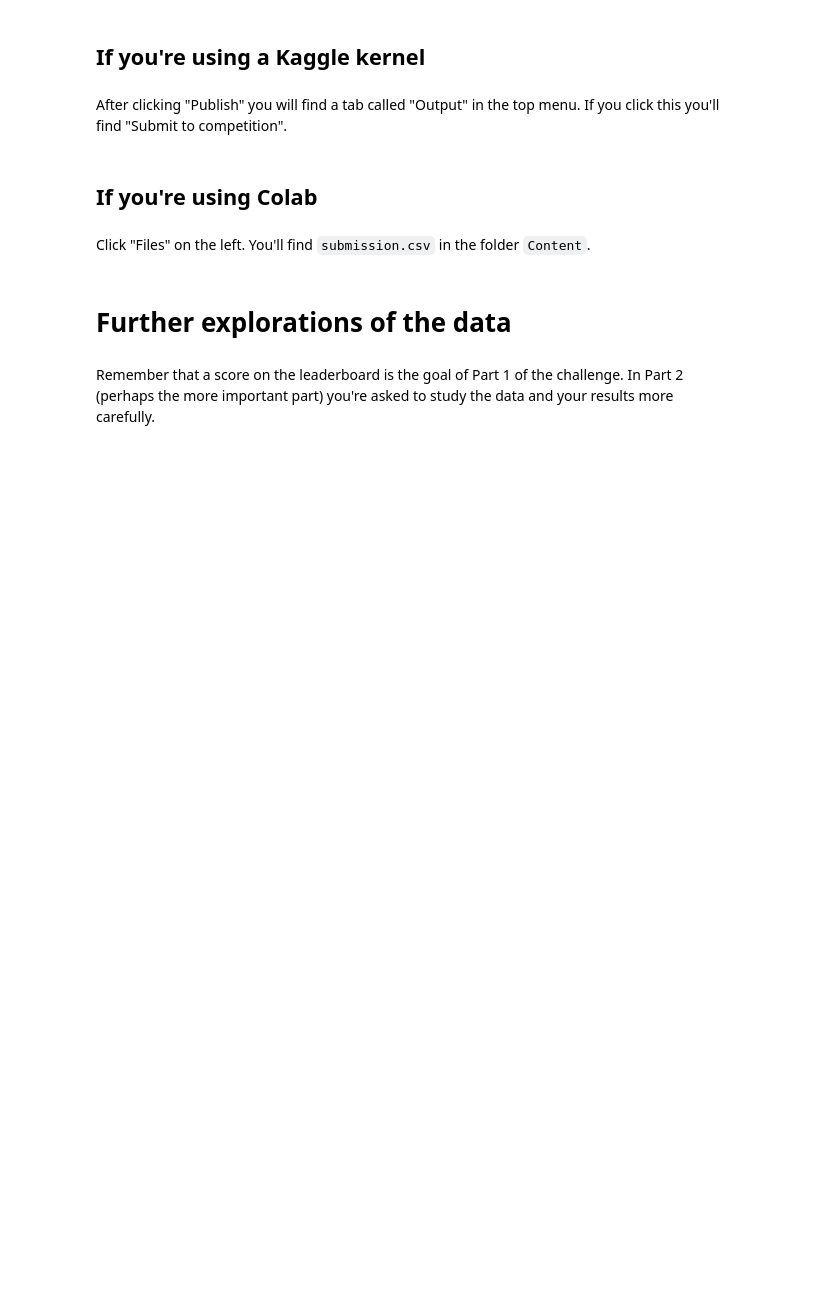
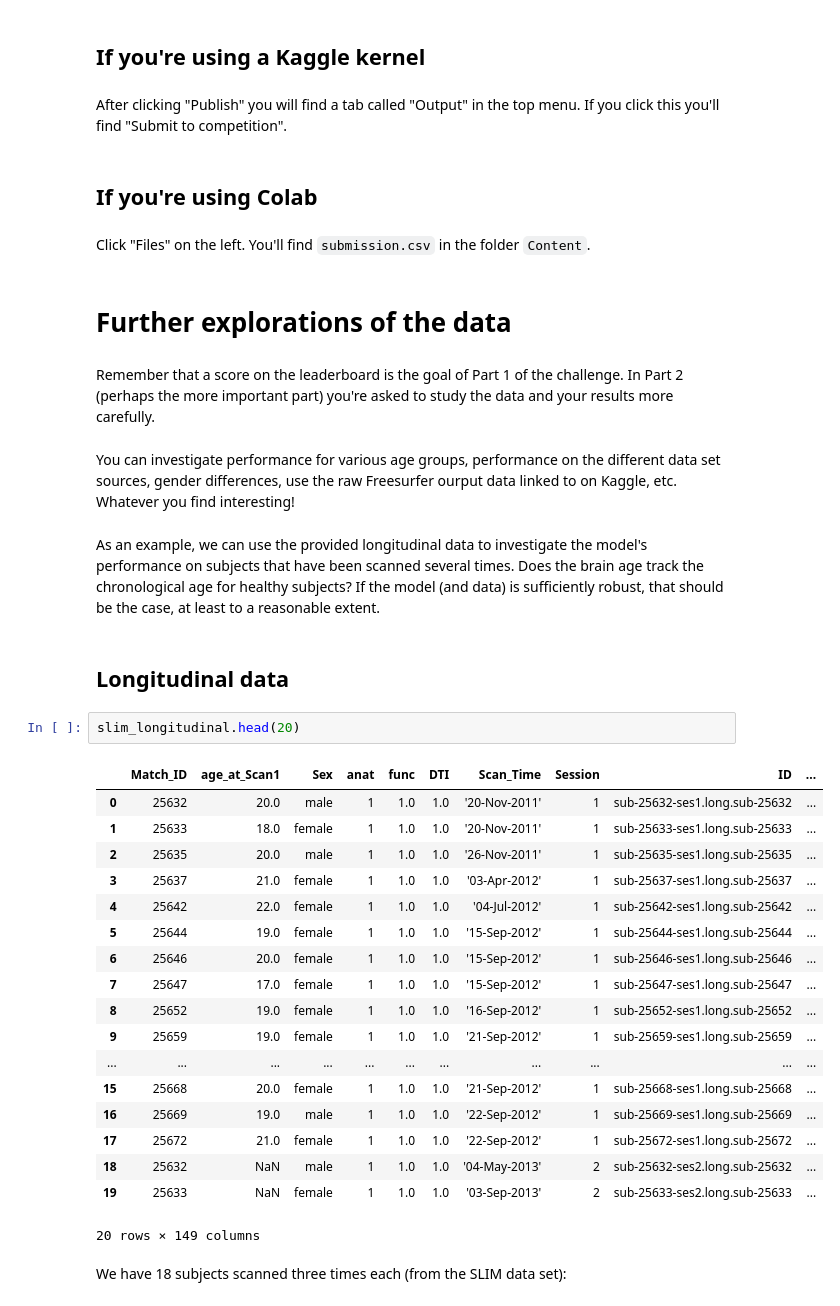
Before and after one commit to MMIV-ML/ELMED219-2020, a Jupyter notebook: KaggleInClass/elmed219-2020-getting-started.ipynb, the cells around one changed output. Saved outputs shown, nothing was run; the diff lists cells and outputs as text; blank space fills up the shorter version.

```diff
--- a/KaggleInClass/elmed219-2020-getting-started.ipynb
+++ b/KaggleInClass/elmed219-2020-getting-started.ipynb
@@ -323,3 +313,32 @@ Click "Files" on the left. You'll find `submission.csv` in the folder `Content`.
 # Further explorations of the data
 # %% [markdown]
 Remember that a score on the leaderboard is the goal of Part 1 of the challenge. In Part 2 (perhaps the more important part) you're asked to study the data and your results more carefully.
+# %% [markdown]
+You can investigate performance for various age groups, performance on the different data set sources, gender differences, use the raw Freesurfer ourput data linked to on Kaggle, etc. Whatever you find interesting!
+# %% [markdown]
+As an example, we can use the provided longitudinal data to investigate the model's performance on subjects that have been scanned several times. Does the brain age track the chronological age for healthy subjects? If the model (and data) is sufficiently robust, that should be the case, at least to a reasonable extent.
+# %% [markdown]
+## Longitudinal data
+# %%
+slim_longitudinal.head(20)
+# %% [output]
+|  | Match_ID | age_at_Scan1 | Sex | anat | func | DTI | Scan_Time | Session | ID | ... |
+| 0 | 25632 | 20.0 | male | 1 | 1.0 | 1.0 | '20-Nov-2011' | 1 | sub-25632-ses1.long.sub-25632 | ... |
+| 1 | 25633 | 18.0 | female | 1 | 1.0 | 1.0 | '20-Nov-2011' | 1 | sub-25633-ses1.long.sub-25633 | ... |
+| 2 | 25635 | 20.0 | male | 1 | 1.0 | 1.0 | '26-Nov-2011' | 1 | sub-25635-ses1.long.sub-25635 | ... |
+| 3 | 25637 | 21.0 | female | 1 | 1.0 | 1.0 | '03-Apr-2012' | 1 | sub-25637-ses1.long.sub-25637 | ... |
+| 4 | 25642 | 22.0 | female | 1 | 1.0 | 1.0 | '04-Jul-2012' | 1 | sub-25642-ses1.long.sub-25642 | ... |
+| 5 | 25644 | 19.0 | female | 1 | 1.0 | 1.0 | '15-Sep-2012' | 1 | sub-25644-ses1.long.sub-25644 | ... |
+| 6 | 25646 | 20.0 | female | 1 | 1.0 | 1.0 | '15-Sep-2012' | 1 | sub-25646-ses1.long.sub-25646 | ... |
+| 7 | 25647 | 17.0 | female | 1 | 1.0 | 1.0 | '15-Sep-2012' | 1 | sub-25647-ses1.long.sub-25647 | ... |
+| 8 | 25652 | 19.0 | female | 1 | 1.0 | 1.0 | '16-Sep-2012' | 1 | sub-25652-ses1.long.sub-25652 | ... |
+| 9 | 25659 | 19.0 | female | 1 | 1.0 | 1.0 | '21-Sep-2012' | 1 | sub-25659-ses1.long.sub-25659 | ... |
+| ... | ... | ... | ... | ... | ... | ... | ... | ... | ... | ... |
+| 15 | 25668 | 20.0 | female | 1 | 1.0 | 1.0 | '21-Sep-2012' | 1 | sub-25668-ses1.long.sub-25668 | ... |
+| 16 | 25669 | 19.0 | male | 1 | 1.0 | 1.0 | '22-Sep-2012' | 1 | sub-25669-ses1.long.sub-25669 | ... |
+| 17 | 25672 | 21.0 | female | 1 | 1.0 | 1.0 | '22-Sep-2012' | 1 | sub-25672-ses1.long.sub-25672 | ... |
+| 18 | 25632 | NaN | male | 1 | 1.0 | 1.0 | '04-May-2013' | 2 | sub-25632-ses2.long.sub-25632 | ... |
+| 19 | 25633 | NaN | female | 1 | 1.0 | 1.0 | '03-Sep-2013' | 2 | sub-25633-ses2.long.sub-25633 | ... |
+20 rows × 149 columns
+# %% [markdown]
+We have 18 subjects scanned three times each (from the SLIM data set):
```
Also changed, not shown: parts of 32 cells of this notebook.
